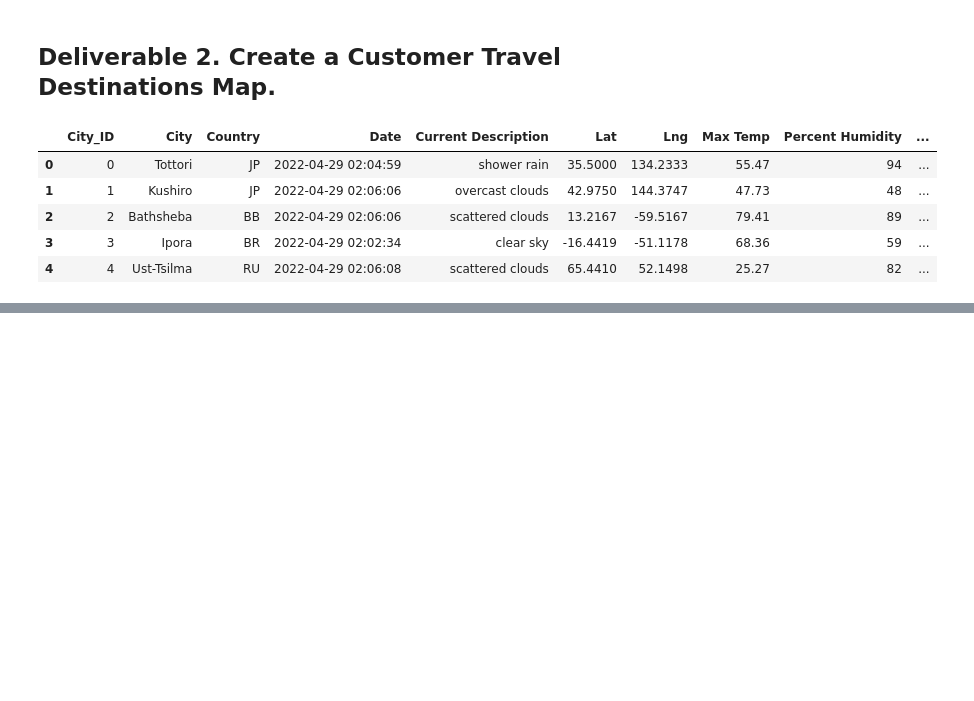
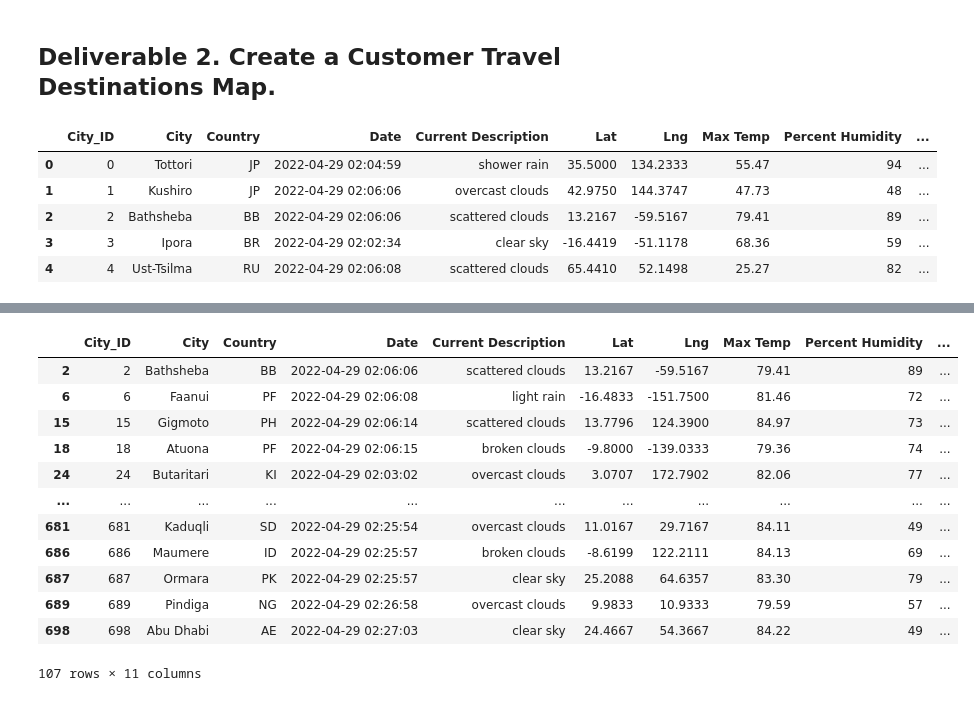
Before and after one commit to kaalrok/World_Weather_Analysis, a Jupyter notebook: Vacation_Search.ipynb, the cells around one changed output, grey strips where cells are left out. Drawn from its saved outputs; the diff is of its cells as text; code cells hidden in the pictures; blank space fills up the shorter version.

```diff
--- a/Vacation_Search.ipynb
+++ b/Vacation_Search.ipynb
@@ -27,2 +65,6 @@ city_data_df.head()
 # %%
 # 3. Filter the city_data_df DataFrame using the input statements to create a new DataFrame using the loc method.
+# Filter the dataset to find the cities that fit the criteria.
+preferred_cities_df = city_data_df.loc[(city_data_df["Max Temp"] <= max_temp) & \
+                                       (city_data_df["Max Temp"] >= min_temp)]
+preferred_cities_df.head(10)
@@ -31,5 +99,22 @@ city_data_df.head()
 # %%
 # 4b. Drop any empty rows and create a new DataFrame that doesn’t have empty rows.
+clean_df = preferred_cities_df.copy()
+clean_df.dropna(how='any', inplace=True)
+clean_df
+# %% [output]
+|  | City_ID | City | Country | Date | Current Description | Lat | Lng | Max Temp | Percent Humidity | ... |
+| 2 | 2 | Bathsheba | BB | 2022-04-29 02:06:06 | scattered clouds | 13.2167 | -59.5167 | 79.41 | 89 | ... |
+| 6 | 6 | Faanui | PF | 2022-04-29 02:06:08 | light rain | -16.4833 | -151.7500 | 81.46 | 72 | ... |
+| 15 | 15 | Gigmoto | PH | 2022-04-29 02:06:14 | scattered clouds | 13.7796 | 124.3900 | 84.97 | 73 | ... |
+| 18 | 18 | Atuona | PF | 2022-04-29 02:06:15 | broken clouds | -9.8000 | -139.0333 | 79.36 | 74 | ... |
+| 24 | 24 | Butaritari | KI | 2022-04-29 02:03:02 | overcast clouds | 3.0707 | 172.7902 | 82.06 | 77 | ... |
+| ... | ... | ... | ... | ... | ... | ... | ... | ... | ... | ... |
+| 681 | 681 | Kaduqli | SD | 2022-04-29 02:25:54 | overcast clouds | 11.0167 | 29.7167 | 84.11 | 49 | ... |
+| 686 | 686 | Maumere | ID | 2022-04-29 02:25:57 | broken clouds | -8.6199 | 122.2111 | 84.13 | 69 | ... |
+| 687 | 687 | Ormara | PK | 2022-04-29 02:25:57 | clear sky | 25.2088 | 64.6357 | 83.30 | 79 | ... |
+| 689 | 689 | Pindiga | NG | 2022-04-29 02:26:58 | overcast clouds | 9.9833 | 10.9333 | 79.59 | 57 | ... |
+| 698 | 698 | Abu Dhabi | AE | 2022-04-29 02:27:03 | clear sky | 24.4667 | 54.3667 | 84.22 | 49 | ... |
+107 rows × 11 columns
 # %%
 # 5a. Create DataFrame called hotel_df to store hotel names along with city, country, max temp, and coordinates.
 hotel_df = clean_df[["City", "Country", "Max Temp", "Current Description", "Lat", "Lng"]].copy()
```
Also changed, not shown: parts of 14 cells of this notebook, 4 other files.
